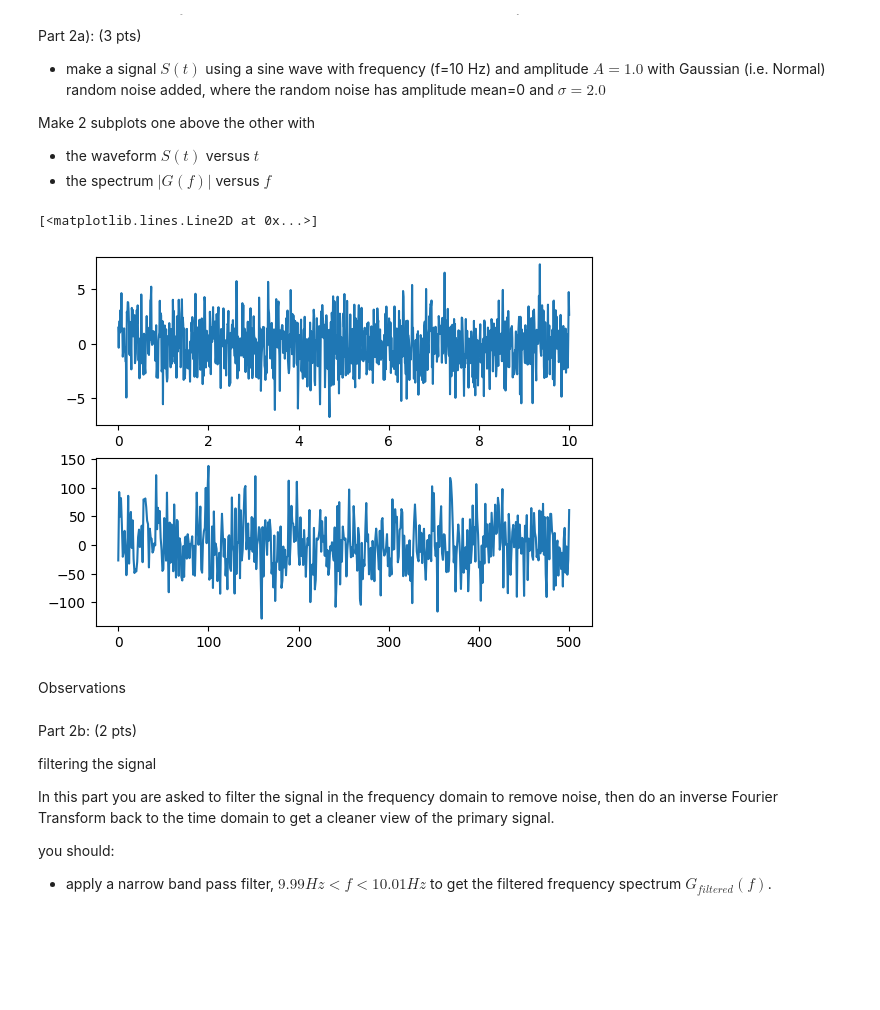
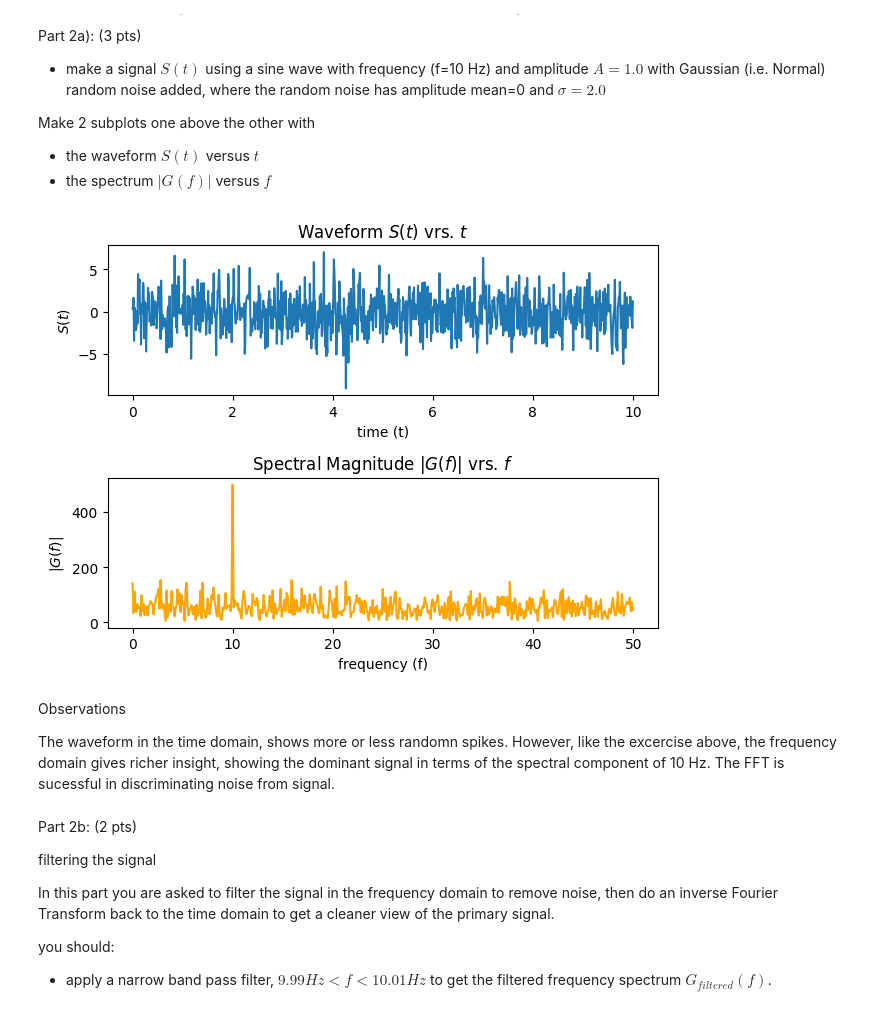
Before and after one commit to Djamil17/computational-physics-recipes, a Jupyter notebook: Homework/Homework3/Phys474_S23_Hwk3.ipynb, the cells around one changed output. Drawn from its saved outputs; the diff is of its cells as text; code cells hidden in the pictures; blank space fills up the shorter version.

```diff
--- a/Homework/Homework3/Phys474_S23_Hwk3.ipynb
+++ b/Homework/Homework3/Phys474_S23_Hwk3.ipynb
@@ -126,28 +160,40 @@ Make 2 subplots one above the other with
 # %%
 """
 Here  is the signal S(t) generated for you
 """
 f_signal = 10 #frequency in Hz
 N = 1000   #number of time points
 t_max = 10   #max time [s]
 t = np.linspace(0,t_max,N) #make time array [s]
 A = 1.0   #amplitude of sine wave [arbitray units]
 sigma = 2.0  #sigma of random noise on each point [au]
 
 S = A * np.sin(2 * np.pi * f_signal * t) + sigma * np.random.randn(N) #signal S(t)
 
-freq=np.fft.rfftfreq(N,1/N)
+delta_t=t[1]-t[0]
+freq=np.fft.rfftfreq(N,delta_t)
 spectral=np.fft.rfft(S)
+spectral_magnitude=np.absolute(spectral)
 
 plt.subplot(211)
 plt.plot(t,S)
+plt.title('Waveform $S(t)$ vrs. $t$')
+plt.xlabel('time (t)')
+plt.ylabel('$S(t)$')
+
 plt.subplot(212)
-plt.plot(freq,spectral)
+plt.plot(freq,spectral_magnitude,color='orange')
+plt.title('Spectral Magnitude $|G(f)|$ vrs. $f$')
+plt.xlabel('frequency (f)')
+plt.ylabel('$|G(f)|$')
+
+plt.tight_layout()
 # %% [output]
-[<matplotlib.lines.Line2D at 0x...>]
-[figure, old version]
+[figure, new version]
 # %% [markdown]
 Observations
+
+The waveform in the time domain, shows more or less randomn spikes. However, like the excercise above, the frequency domain gives richer insight, showing the dominant signal in terms of the spectral component of 10 Hz. The FFT is sucessful in discriminating noise from signal.
 # %% [markdown]
 Part 2b: (2 pts)
 
```
Also changed, not shown: parts of 10 cells of this notebook, 1 other file.
